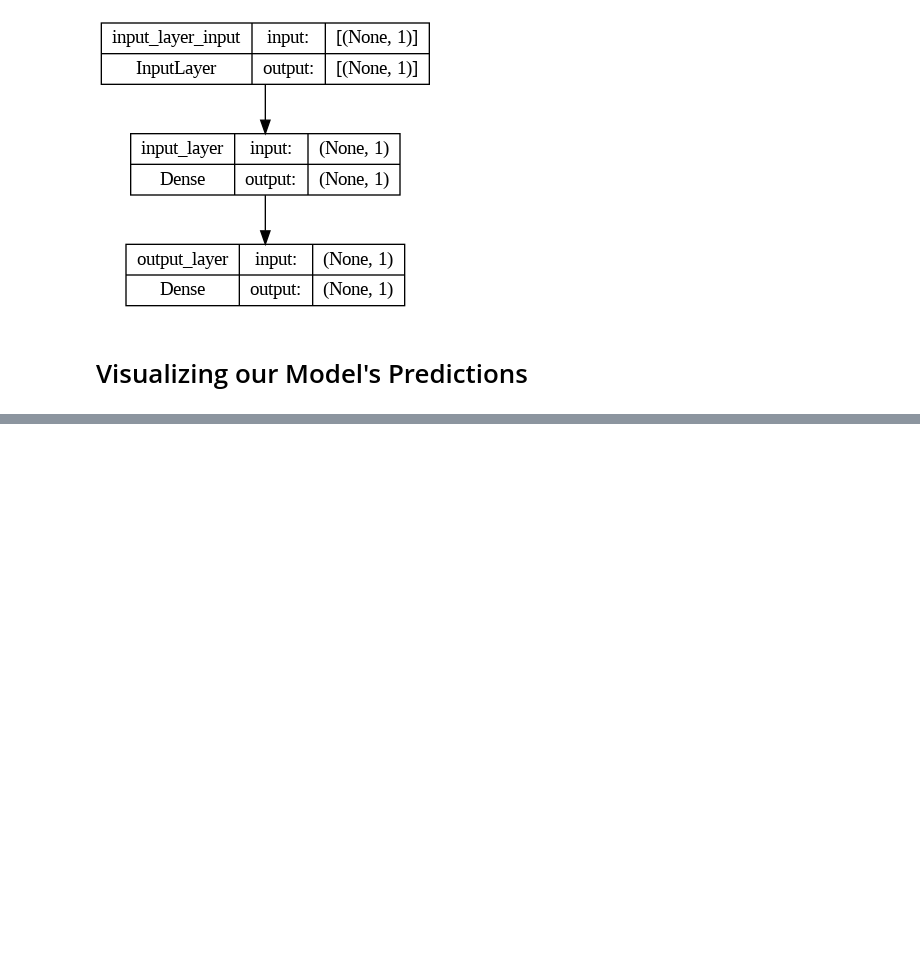
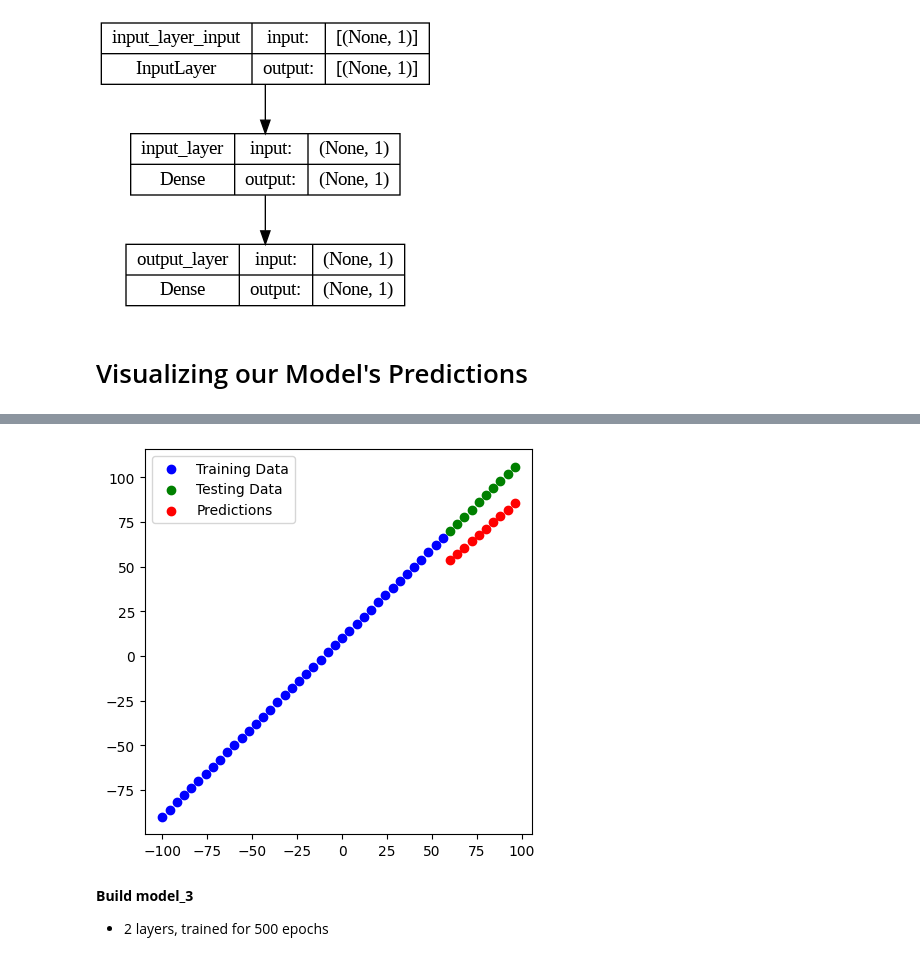
Before and after one commit to MusadaqTanvir/TensforFlowCodes, a Jupyter notebook: 01_Neural_Network_with_TF.ipynb, the cells around one changed output, grey strips where cells are left out. Drawn from its saved outputs; the diff is of its cells as text; code cells hidden in the pictures; blank space fills up the shorter version.

```diff
--- a/01_Neural_Network_with_TF.ipynb
+++ b/01_Neural_Network_with_TF.ipynb
@@ -354,0 +561,13 @@ plot_model(model=model,show_shapes=True)
+# %%
+# Creating again model
+tf.random.set_seed(42)
+model_2 = tf.keras.Sequential([
+    tf.keras.layers.Dense(units=10,activation='linear'),
+    tf.keras.layers.Dense(units=1,activation='linear')
+])
+
+# Compile the model
+model_2.compile(loss=tf.keras.losses.mae,optimizer=tf.keras.optimizers.Adam(lr=0.01),metrics=['mae'])
+
+# Fitting the Model
+model_2.fit(X_train,y_train,epochs=100)
@@ -354,0 +600,3 @@ plot_model(model=model,show_shapes=True)
+# %%
+#Checking the metrics
+y_pred2 = model_2.predict([X_test])
@@ -354,0 +618,4 @@ plot_model(model=model,show_shapes=True)
+# %%
+plot_predictions(X_train,y_train,X_test,y_test,y_pred2)
+# %% [output]
+[figure, added]
@@ -354,0 +626,4 @@ plot_model(model=model,show_shapes=True)
+# %% [markdown]
+**Build model_3**
+
+* 2 layers, trained for 500 epochs
```
Also changed, not shown: parts of 56 cells of this notebook.
